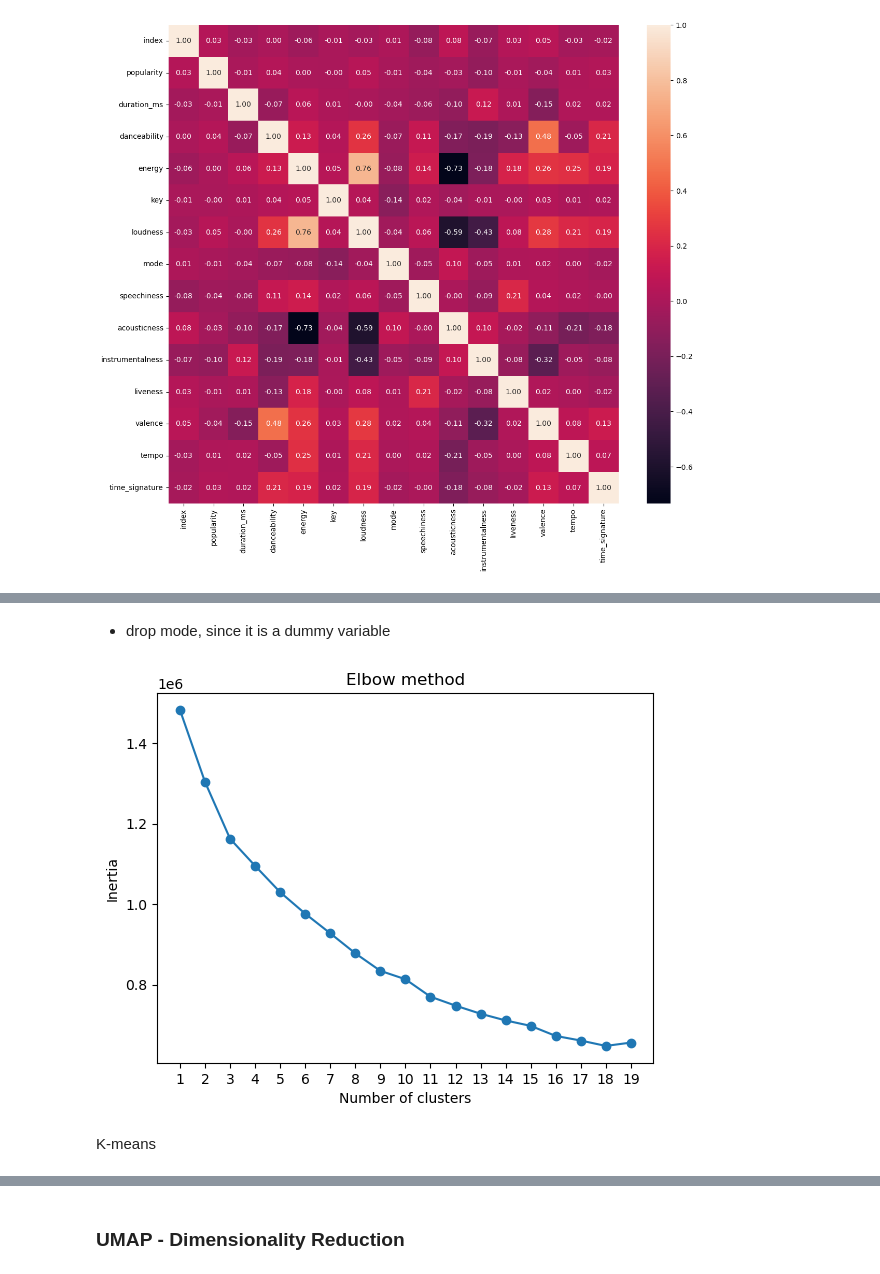
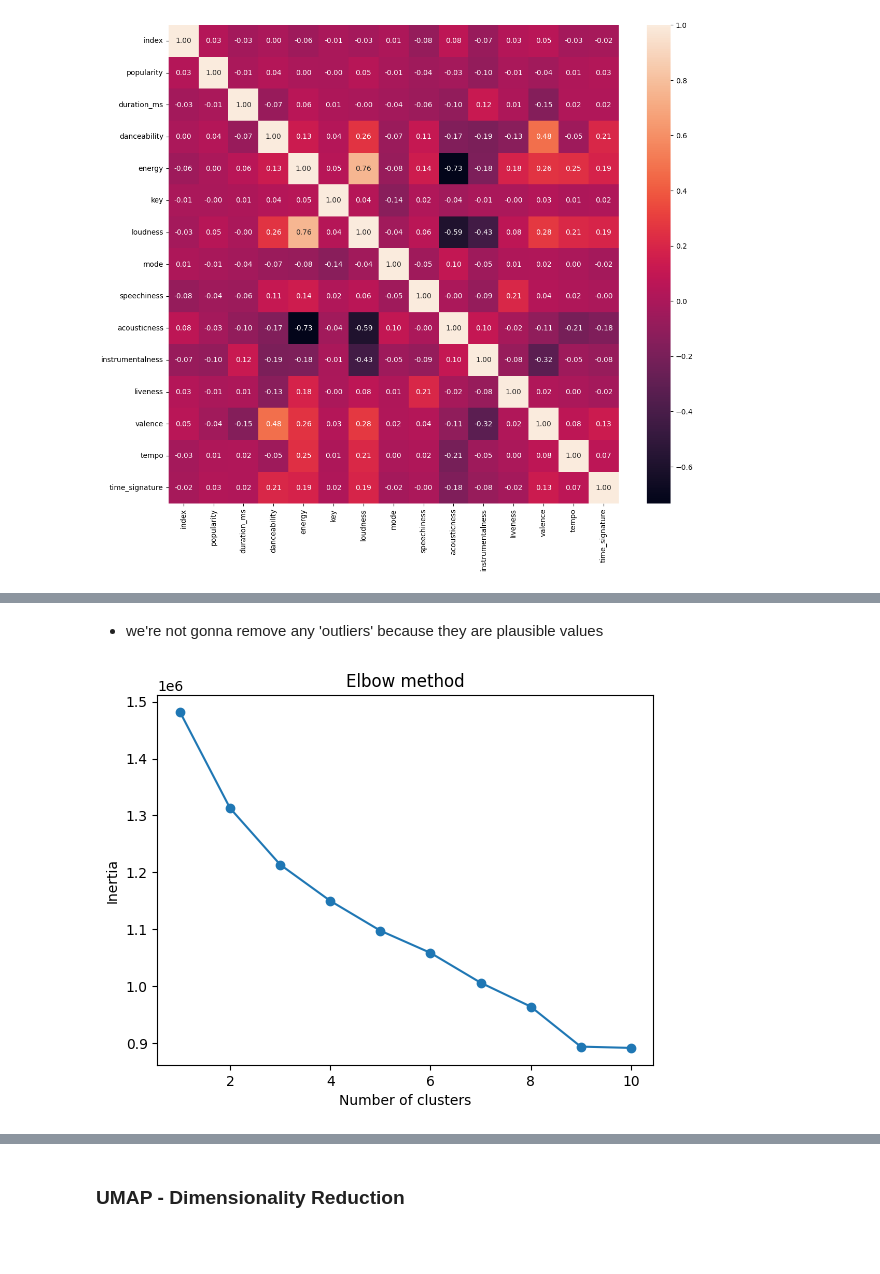
Before and after one commit to iinesclaro/ml2_projects, a Jupyter notebook: spotify_tracks_main.ipynb, the cells around one changed output, grey strips where cells are left out. Saved outputs shown, nothing was run; the diff lists cells and outputs as text; code cells hidden in the pictures; blank space fills up the shorter version.

```diff
--- a/spotify_tracks_main.ipynb
+++ b/spotify_tracks_main.ipynb
@@ -172,7 +179,7 @@ plt.show()
 # %% [output]
 [figure]
 # %%
-spotify_clustering = num_features.drop(columns=['index', 'loudness', 'valence'])
+spotify_clustering = num_features.drop(columns=['index', 'energy'])
 
 plt.figure(figsize=(8, 6))
 plt.boxplot(spotify_clustering)
@@ -199,3 +195,0 @@ Name: count, dtype: int64
-# %%
-spotify_clustering['log_duration_ms'] = np.log(spotify_clustering['duration_ms'])
-spotify_clustering['log_speechiness'] = np.log1p(spotify_clustering['speechiness'])
@@ -248,5 +196,3 @@ for variable in spotify_clustering.columns:
-# %% [markdown]
-- drop mode, since it is a dummy variable
-# %%
-spotify_clustering.drop(columns=['mode'], inplace=True)
+# %% [markdown]
+- we're not gonna remove any 'outliers' because they are plausible values
 # %%
@@ -255,22 +199,17 @@ from sklearn.preprocessing import StandardScaler
 scaler = StandardScaler()
 spotify_clustering_scaled = scaler.fit_transform(spotify_clustering)
 # %%
-from sklearn.cluster import KMeans
-
 inertias = []
 
-for i in range(1,20):
+for i in range(1,11):
     kmeans = KMeans(n_clusters=i)
     kmeans.fit(spotify_clustering_scaled)
     inertias.append(kmeans.inertia_)
 
-plt.plot(range(1,20), inertias, marker='o')
+plt.plot(range(1,11), inertias, marker='o')
 plt.title('Elbow method')
-plt.xticks(range(1,20))
 plt.xlabel('Number of clusters')
 plt.ylabel('Inertia')
 plt.show()
 # %% [output]
-[figure, old version]
+[figure, new version]
-# %% [markdown]
-K-means
```
Also changed, not shown: parts of 16 cells of this notebook.
